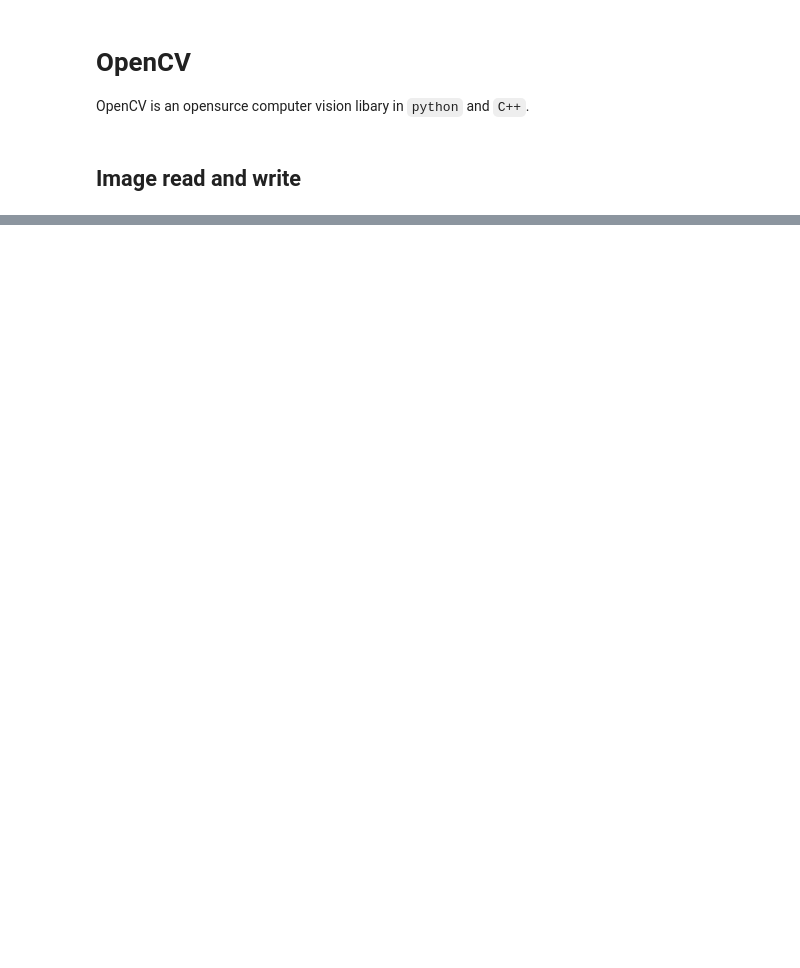
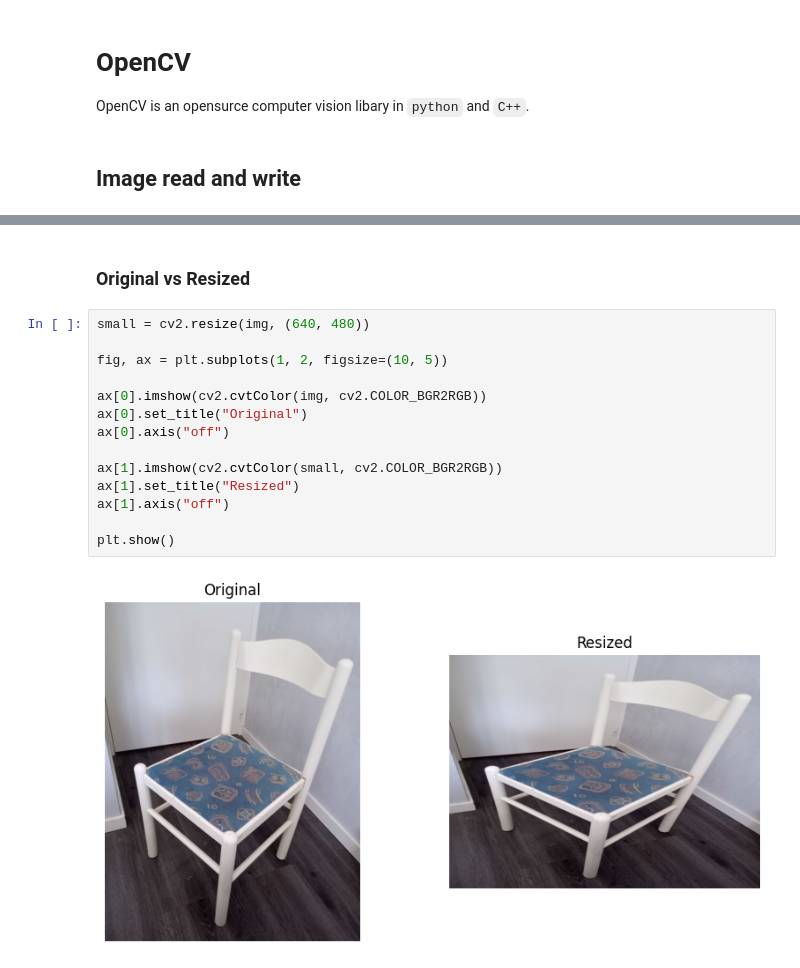
Before and after one commit to intensivedatacomp/WignerCamp2026, a Jupyter notebook: GeneralBasicProgramming/opencv_basics.ipynb, the cells around one changed output, grey strips where cells are left out. Cells and saved outputs as stored; diff of their text form; blank space fills up the shorter version.

```diff
--- a/GeneralBasicProgramming/opencv_basics.ipynb
+++ b/GeneralBasicProgramming/opencv_basics.ipynb
@@ -17,0 +54,18 @@ plt.show() # Show the plot
+# %% [markdown]
+### Original vs Resized
+# %%
+small = cv2.resize(img, (640, 480))
+
+fig, ax = plt.subplots(1, 2, figsize=(10, 5))
+
+ax[0].imshow(cv2.cvtColor(img, cv2.COLOR_BGR2RGB))
+ax[0].set_title("Original")
+ax[0].axis("off")
+
+ax[1].imshow(cv2.cvtColor(small, cv2.COLOR_BGR2RGB))
+ax[1].set_title("Resized")
+ax[1].axis("off")
+
+plt.show()
+# %% [output]
+[figure, added]
```
Also changed, not shown: parts of 13 cells of this notebook, 2 other files.
